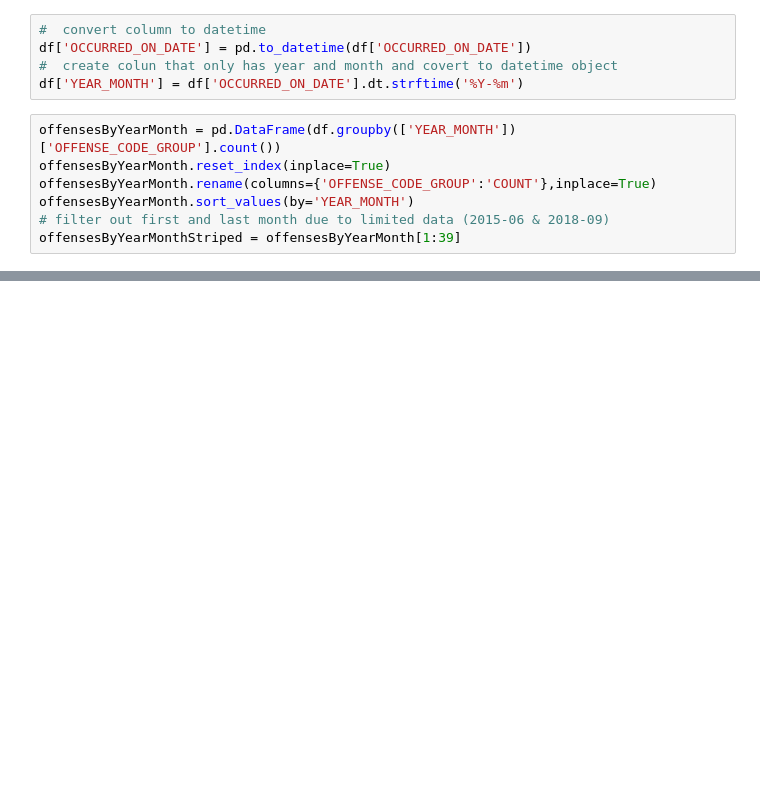
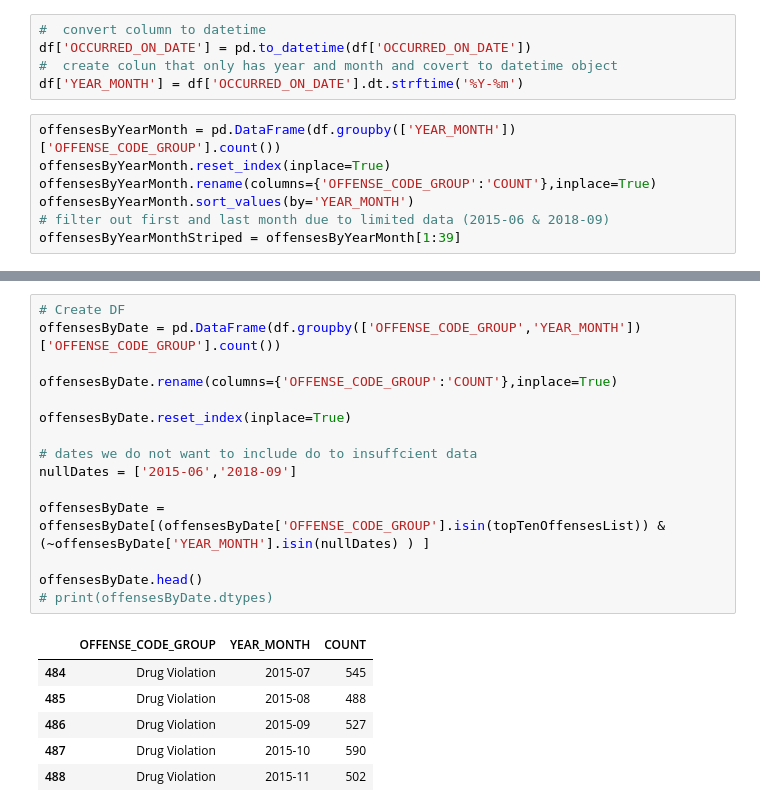
Before and after one commit to SpacePatroller/Boston_Crime_Data, a Jupyter notebook: Crime Data EDA.ipynb, the cells around one changed output, grey strips where cells are left out. Drawn from its saved outputs; the diff is of its cells as text; blank space fills up the shorter version.

```diff
--- a/Crime Data EDA.ipynb
+++ b/Crime Data EDA.ipynb
@@ -426,0 +433,22 @@ ax = plt.xticks(rotation=80)
+# %%
+# Create DF
+offensesByDate = pd.DataFrame(df.groupby(['OFFENSE_CODE_GROUP','YEAR_MONTH'])['OFFENSE_CODE_GROUP'].count())
+
+offensesByDate.rename(columns={'OFFENSE_CODE_GROUP':'COUNT'},inplace=True)
+
+offensesByDate.reset_index(inplace=True)
+
+# dates we do not want to include do to insuffcient data
+nullDates = ['2015-06','2018-09']
+
+offensesByDate = offensesByDate[(offensesByDate['OFFENSE_CODE_GROUP'].isin(topTenOffensesList)) & (~offensesByDate['YEAR_MONTH'].isin(nullDates) ) ]
+
+offensesByDate.head()
+# print(offensesByDate.dtypes)
+# %% [output]
+|  | OFFENSE_CODE_GROUP | YEAR_MONTH | COUNT |
+| 484 | Drug Violation | 2015-07 | 545 |
+| 485 | Drug Violation | 2015-08 | 488 |
+| 486 | Drug Violation | 2015-09 | 527 |
+| 487 | Drug Violation | 2015-10 | 590 |
+| 488 | Drug Violation | 2015-11 | 502 |
```
Also changed, not shown: parts of 5 cells of this notebook, 3 other files.
